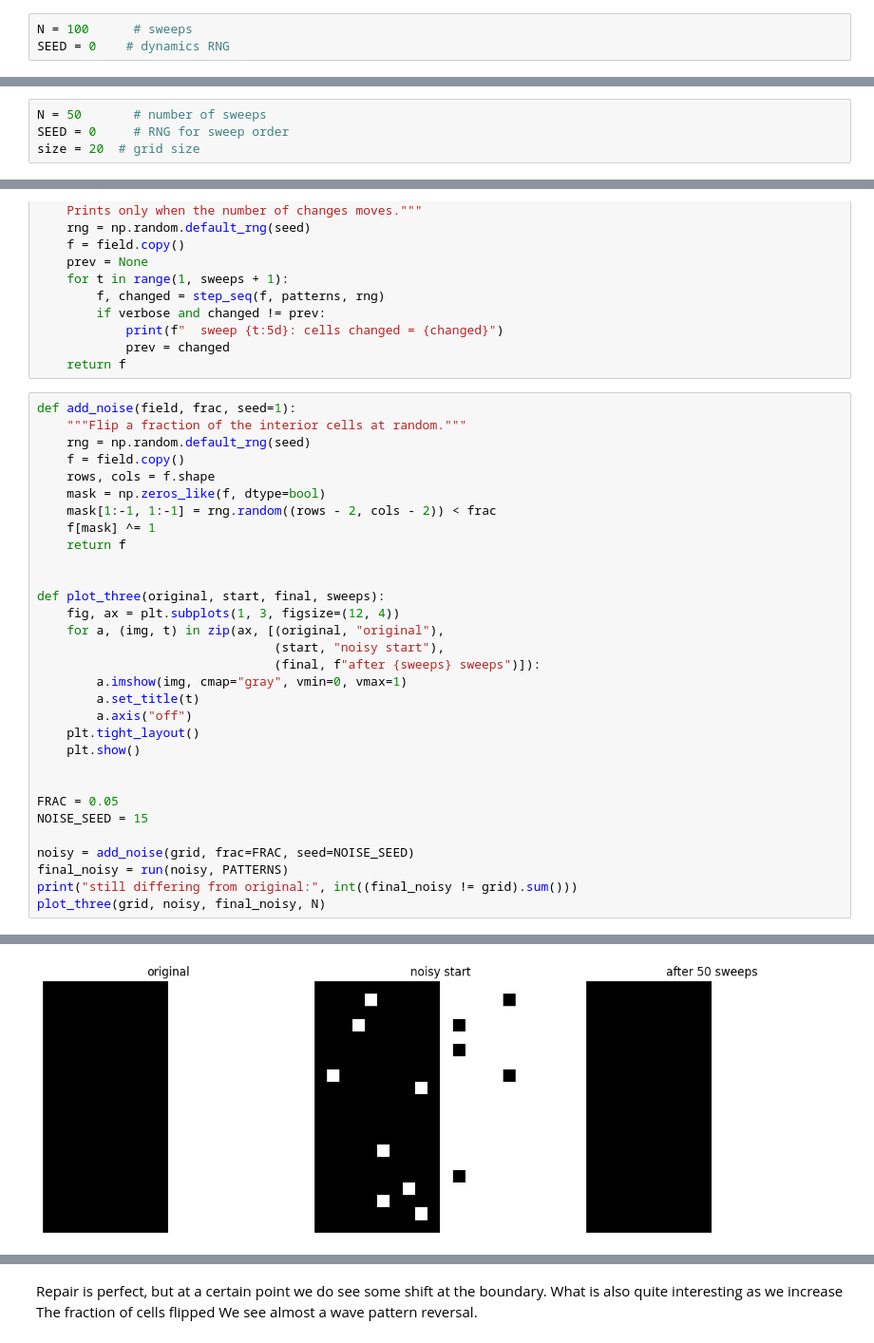
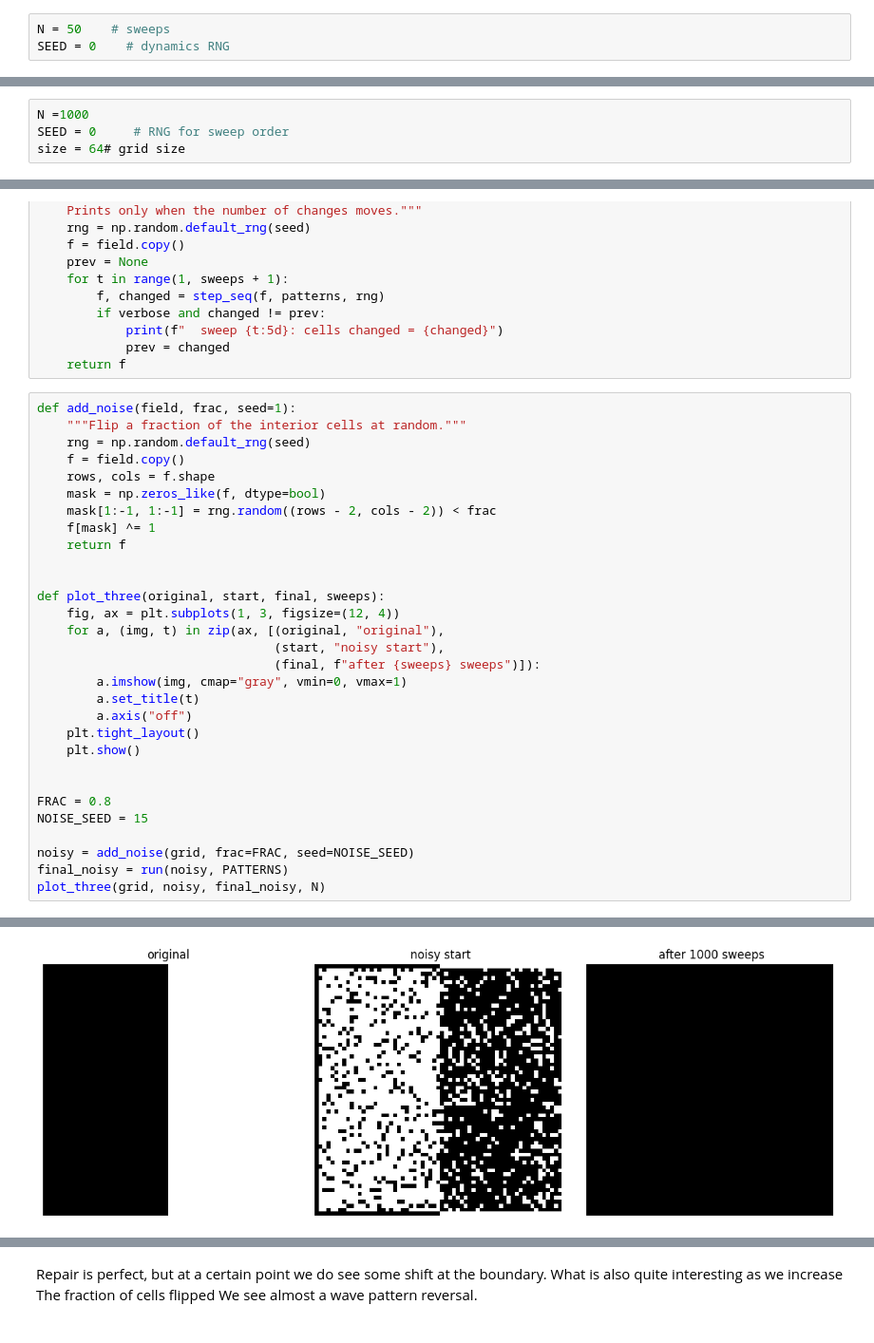
Before and after one commit to ioanb16/Growing-virtual-materials-cellular-automata-meets-geostatistics, a Jupyter notebook: notebooks/testing_split_grids.ipynb, the cells around one changed output, grey strips where cells are left out. Shown at 95% size. Cells and saved outputs as stored; diff of their text form.

Commit message:
working on continious grids

```diff
--- a/notebooks/testing_split_grids.ipynb
+++ b/notebooks/testing_split_grids.ipynb
@@ -2,7 +2,7 @@
 import numpy as np
 import matplotlib.pyplot as plt
 # %%
-N = 100      # sweeps
+N = 50    # sweeps
 SEED = 0    # dynamics RNG
 # %%
 def make_split(size=64):
@@ -144,9 +144,9 @@ Here I have gone with the nearest pattern repair method.
 import numpy as np
 import matplotlib.pyplot as plt
 # %%
-N = 50       # number of sweeps
+N =1000
 SEED = 0     # RNG for sweep order
-size = 20  # grid size
+size = 64# grid size
 # %%
 def make_split(size):
     """Left half black (0), right half white (1). One vertical boundary."""
@@ -269,11 +269,10 @@ def plot_three(original, start, final, sweeps):
     plt.show()
 
 
-FRAC = 0.05
+FRAC = 0.8
 NOISE_SEED = 15
 
 noisy = add_noise(grid, frac=FRAC, seed=NOISE_SEED)
 final_noisy = run(noisy, PATTERNS)
-print("still differing from original:", int((final_noisy != grid).sum()))
 plot_three(grid, noisy, final_noisy, N)
 # %% [output]
@@ -283,4 +296,4 @@ still differing from original: 0
-[figure, old version]
+[figure, new version]
 # %%
 diff = (final_noisy != grid)
 print("differing cells per column:", np.where(diff.sum(axis=0) > 0)[0])
```
Also changed, not shown: parts of 58 cells of this notebook.
